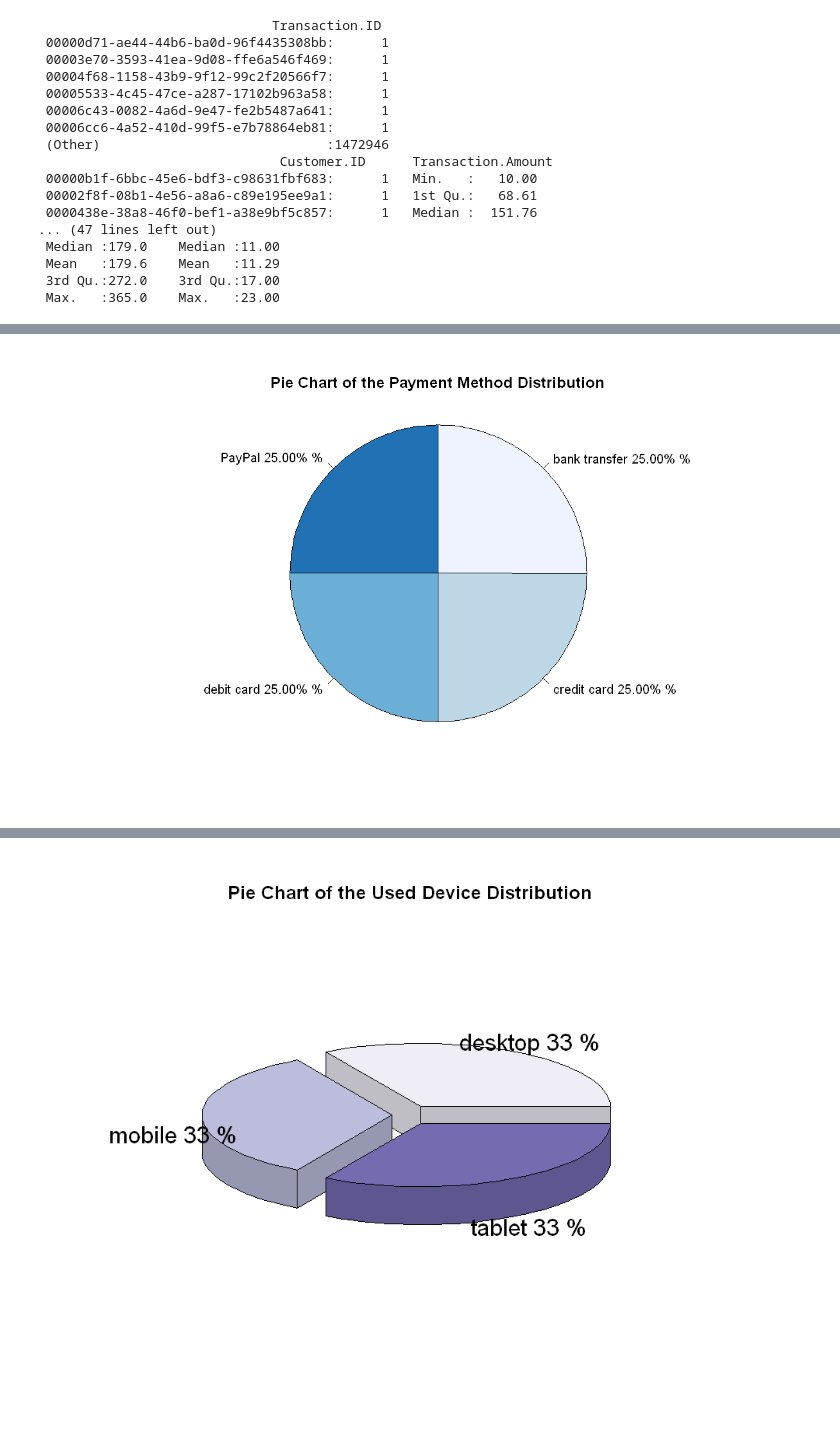
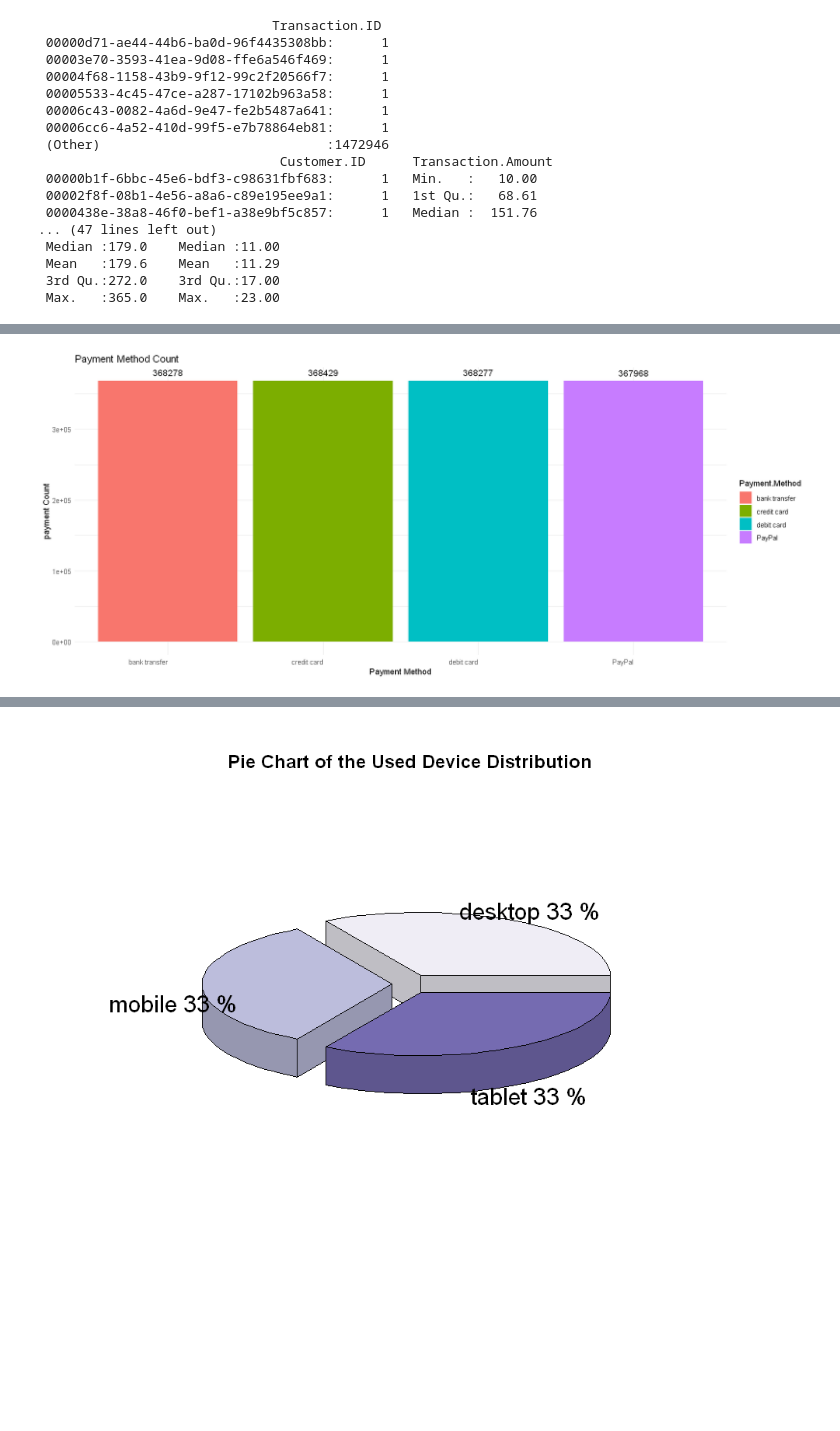
Before and after one commit to farahhmathlouthi/Laptops-Prices-Prediction, a Jupyter notebook: Rproject.ipynb, the cells around one changed output, grey strips where cells are left out. Drawn from its saved outputs; the diff is of its cells as text; code cells hidden in the pictures; blank space fills up the shorter version.

```diff
--- a/Rproject.ipynb
+++ b/Rproject.ipynb
@@ -117,2 +174,16 @@ payment_count <- fraud1 %>%
 # %%
-r = c (table (factor(fraud1$Payment.Method)))
+# sets the x-axis variable to the Payment.Method column + specifies that the fill color of the bars should be based on this Column Distribution also
+bar_plot <- ggplot(fraud1, aes(x = `Payment.Method`, fill = `Payment.Method`)) +
+  geom_bar() +
+#calculate the count of observations for each category and use it as the label for each bar
+  geom_text(stat = "count", aes(label = ..count..),
+            vjust = -0.7, color = "black", size = 4) +
+#sets the overall appearance of the plot to a minimal theme
+  theme_minimal() +
+  theme(axis.text.x = element_text( hjust = 1)) +
+  labs(x = "Payment Method", y = "payment Count", title = "Payment Method Count")
+options(repr.plot.width = 14, repr.plot.height = 6)
+
+print(bar_plot)
+# %% [output]
+[figure, added]
@@ -124,6 +189,0 @@ q=(levels(fraud1$Payment.Method))
-# %%
-options(repr.plot.width = 10, repr.plot.height = 6)
-blue_palette = brewer.pal(n = 4, name = "Blues")
-pie(x=r, labels = paste(q ,prc1,"%") , radius = 1,main = "Pie Chart of the Payment Method Distribution", clockwise = T, col= blue_palette )
-# %% [output]
-[figure, removed]
```
Also changed, not shown: parts of 27 cells of this notebook.
